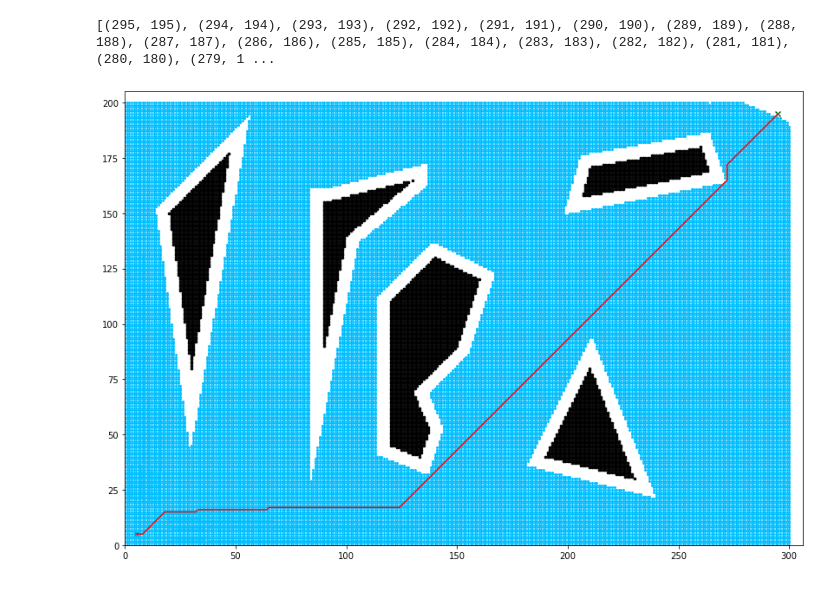
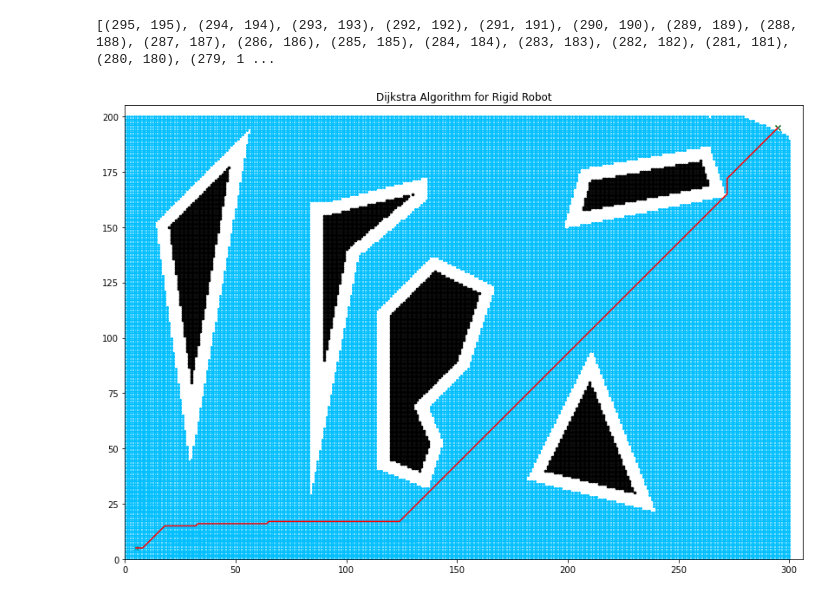
Before and after one commit to Shaswat2001/2DGrid_Based_Motion_Planning, a Jupyter notebook: Motion_Planning_RigidRobot_Dijkstra.ipynb, the cells around one changed output. Drawn from its saved outputs; the diff is of its cells as text; code cells hidden in the pictures.

Commit message:
Dijkstra Algorithm for Rigid Robot

```diff
--- a/Motion_Planning_RigidRobot_Dijkstra.ipynb
+++ b/Motion_Planning_RigidRobot_Dijkstra.ipynb
@@ -301,31 +301,35 @@ obstacle_x=[]
 obstacle_y=[]
 for pt in obstacle_points:
     obstacle_x.append(pt[0])
     obstacle_y.append(pt[1])
 
 distance_x=[]
 distance_y=[]
 for c in backtrack_node:
     distance_x.append(c[0])
     distance_y.append(c[1])
 
 fig = plt.figure(figsize=(14,14))
 
 ax = fig.add_subplot(111, aspect='equal', autoscale_on=True,
                      xlim=(0,306), ylim=(0,205))
 plt.scatter(obstacle_x,obstacle_y,c='black',s=7)
 g=plt.scatter(start[0],start[1],c='darkgreen',marker='x')
 sw=plt.scatter(goal[0],goal[1],c='darkgreen',marker='x')
 s=plt.plot(distance_x,distance_y,c='red')
 
 visited_x=[]
 visited_y=[]
 for j in range(len(visited)):
     x_s=visited[j][0]
     y_s=visited[j][1]
     visited_x.append(x_s)
     visited_y.append(y_s)
 
 s=plt.scatter(visited_x,visited_y,c='deepskyblue',s=4,marker='x')
+
+plt.title("Dijkstra Algorithm for Rigid Robot")
+
+plt.show()
 # %% [output]
-[figure, old version]
+[figure, new version]
```
